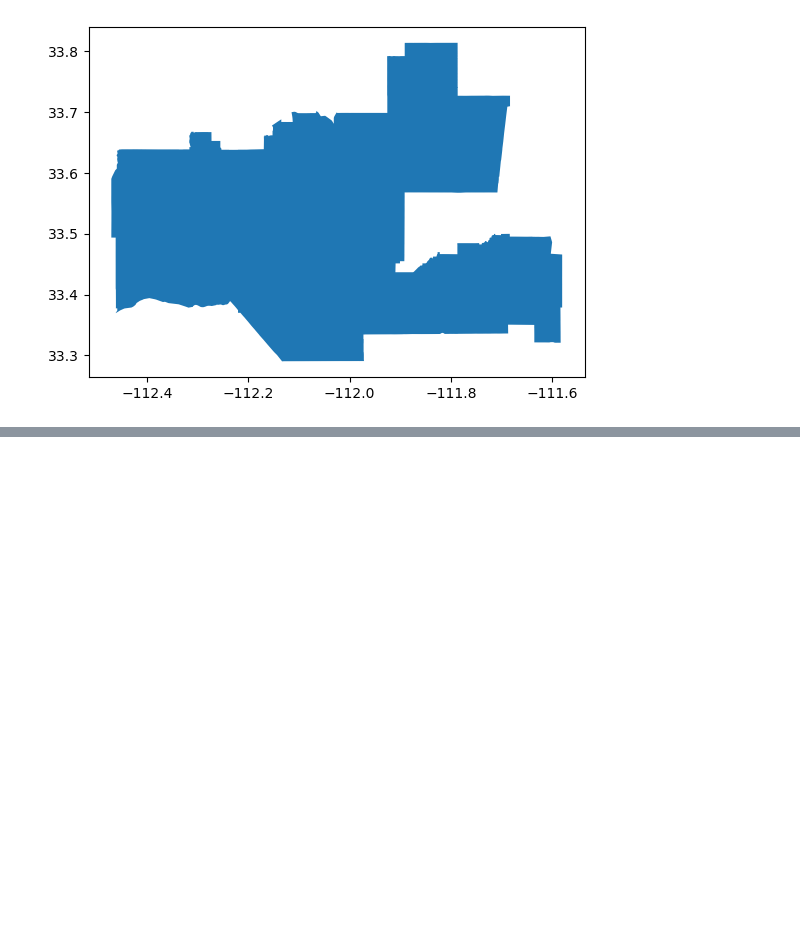
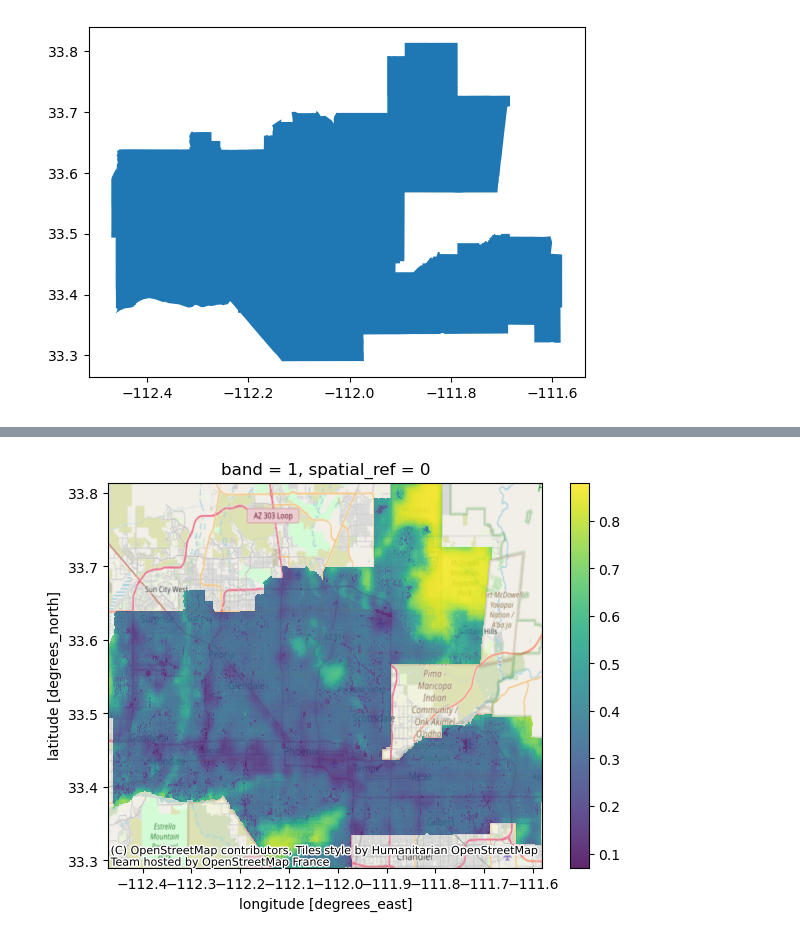
Before and after one commit to jordancsibley/phoenix-biodiversity-intactness, a Jupyter notebook: BII-phoenix.ipynb, the cells around one changed output, grey strips where cells are left out. Saved outputs shown, nothing was run; the diff lists cells and outputs as text; code cells hidden in the pictures; blank space fills up the shorter version.

```diff
--- a/BII-phoenix.ipynb
+++ b/BII-phoenix.ipynb
@@ -140,3 +148,7 @@ phoenix.plot()
 # %% [output]
 <Axes: >
 [figure]
+# %%
+# Convert the CRS of phoenix to match the CRS of the BII raster
+phoenix = phoenix.to_crs(bii_2017_data.rio.crs)
+assert phoenix.crs == bii_2017_data.rio.crs
@@ -142,0 +159,15 @@ phoenix.plot()
+# %%
+# Clip rasters to Phoenix subdivision using rio.clip()
+phoenix_bii_2017 = bii_2017_data.rio.clip(phoenix['geometry'])
+phoenix_bii_2020 = bii_2020_data.rio.clip(phoenix['geometry'])
+# %%
+# View clipped data
+fig, ax = plt.subplots(figsize=(7, 5))
+phoenix_bii_2017.plot(ax=ax, alpha=0.85)  # plot raster
+
+# Add the basemap
+cx.add_basemap(ax, crs=phoenix_bii_2017.rio.crs)
+
+plt.show()
+# %% [output]
+[figure, added]
```
Also changed, not shown: parts of 7 cells of this notebook.
